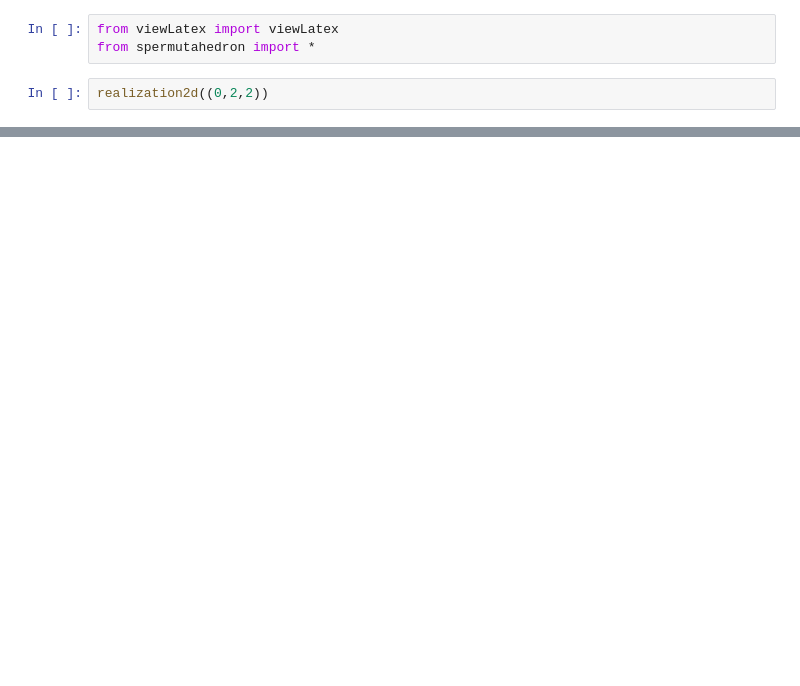
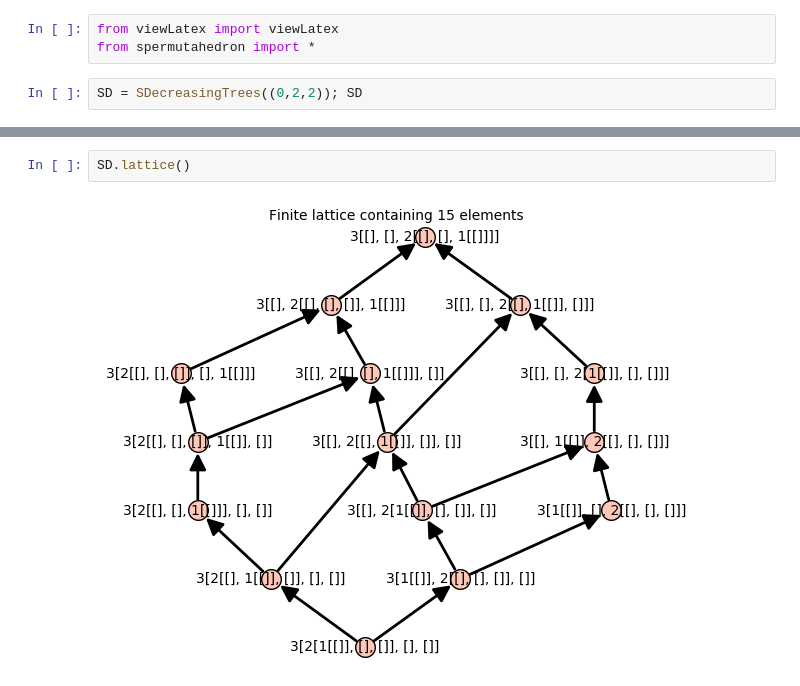
Before and after one commit to VivianePons/public-notebooks, a Jupyter notebook: sWeakOrder/Demo.ipynb, the cells around one changed output, grey strips where cells are left out. Drawn from its saved outputs; the diff is of its cells as text; blank space fills up the shorter version.

```diff
--- a/sWeakOrder/Demo.ipynb
+++ b/sWeakOrder/Demo.ipynb
@@ -2,5 +2,5 @@
 from viewLatex import viewLatex
 from spermutahedron import *
 # %%
-realization2d((0,2,2))
+SD = SDecreasingTrees((0,2,2)); SD
 # %% [output]
@@ -7,0 +26,4 @@ realization2d((0,2,2))
+# %%
+SD.lattice()
+# %% [output]
+[figure, added]
```
Also changed, not shown: parts of 13 cells of this notebook, 9 other files.
